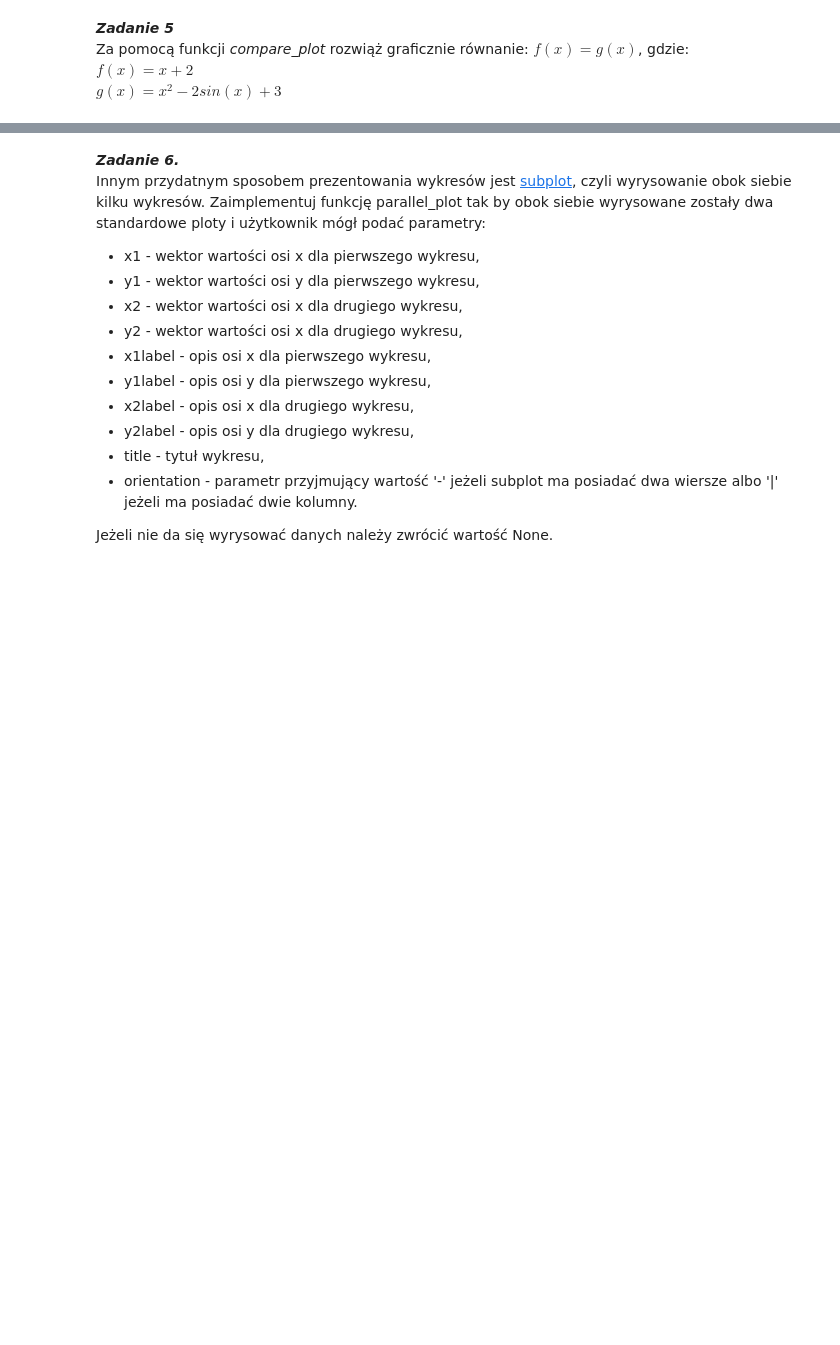
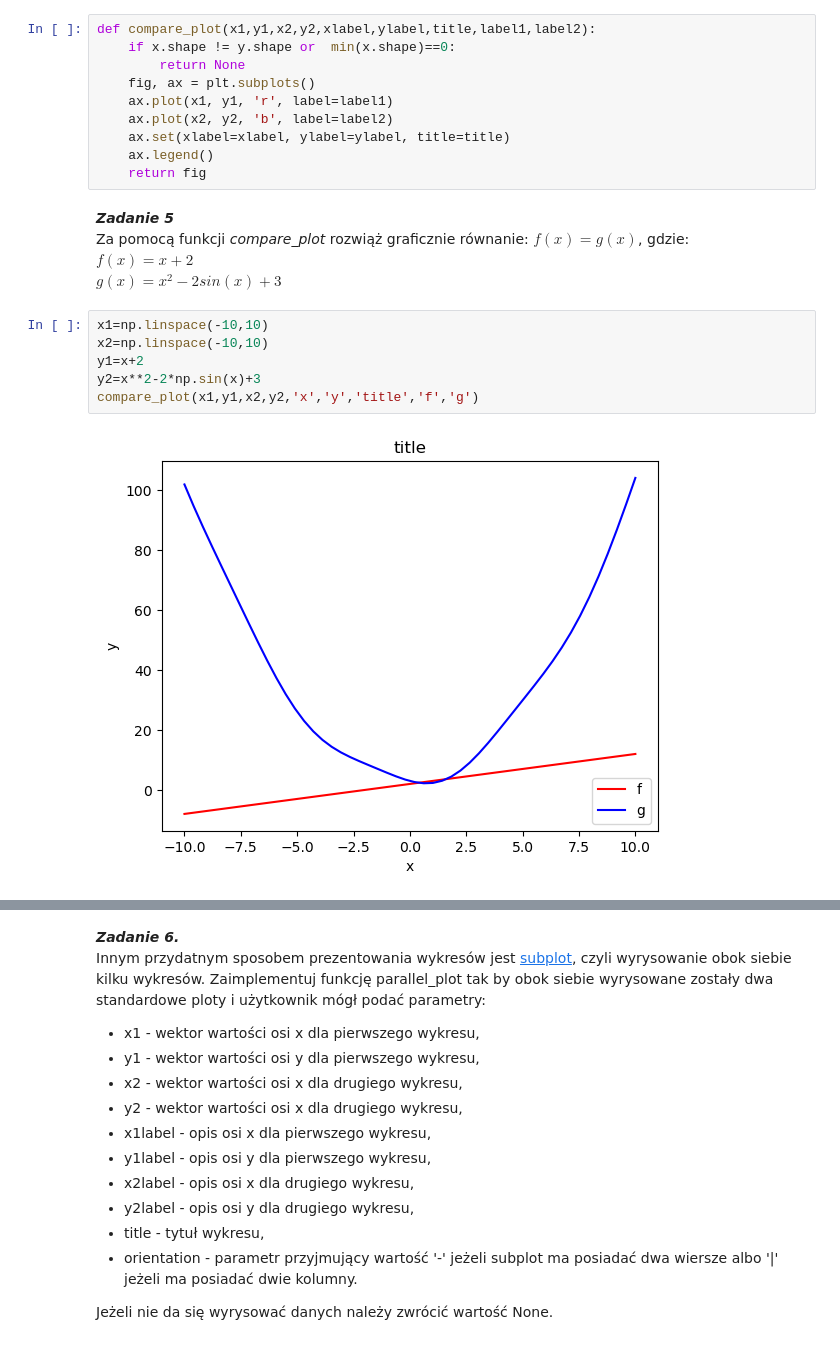
Before and after one commit to karolozog15/MN-lab2, a Jupyter notebook: sprawozdanie.ipynb, the cells around one changed output, grey strips where cells are left out. Saved outputs shown, nothing was run; the diff lists cells and outputs as text; blank space fills up the shorter version.

```diff
--- a/sprawozdanie.ipynb
+++ b/sprawozdanie.ipynb
@@ -113,8 +149,26 @@ Dodatkowo użytkownik powinien mieć możliwość ustawienia następujących par
 - label2 - nazwa serii z drugiego wykresu.
 
 Jeżeli nie da się wyrysować danych należy zwrócić wartość None.
+# %%
+def compare_plot(x1,y1,x2,y2,xlabel,ylabel,title,label1,label2):
+    if x.shape != y.shape or  min(x.shape)==0:
+        return None
+    fig, ax = plt.subplots()
+    ax.plot(x1, y1, 'r', label=label1)
+    ax.plot(x2, y2, 'b', label=label2)
+    ax.set(xlabel=xlabel, ylabel=ylabel, title=title)
+    ax.legend()
+    return fig
 # %% [markdown]
 ***Zadanie 5***
 Za pomocą funkcji *compare\_plot* rozwiąż graficznie równanie: $f(x) = g(x)$, gdzie:
 $f(x) = x+2$
 $g(x) = x^2 -2sin(x) + 3$
+# %%
+x1=np.linspace(-10,10)
+x2=np.linspace(-10,10)
+y1=x+2
+y2=x**2-2*np.sin(x)+3
+compare_plot(x1,y1,x2,y2,'x','y','title','f','g')
+# %% [output]
+[figure, added]
```
Also changed, not shown: parts of 4 cells of this notebook.
